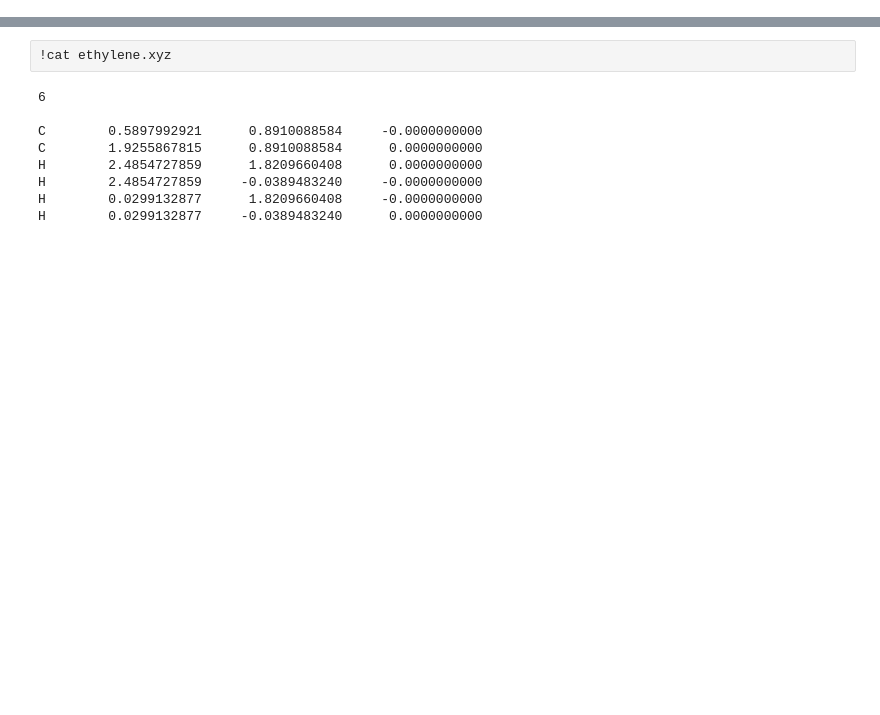
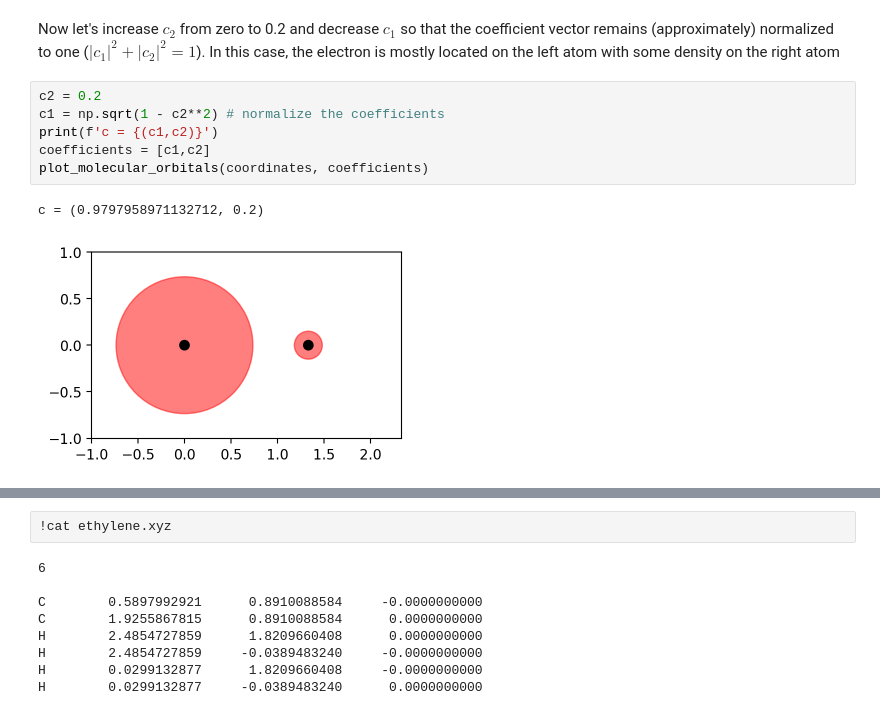
Before and after one commit to fevangelista/Quantum-Chemistry-Foundations, a Jupyter notebook: 02-Hückel Theory/02-Hückel Theory.ipynb, the cells around one changed output, grey strips where cells are left out. Saved outputs shown, nothing was run; the diff lists cells and outputs as text; blank space fills up the shorter version.

```diff
--- a/02-Hückel Theory/02-Hückel Theory.ipynb
+++ b/02-Hückel Theory/02-Hückel Theory.ipynb
@@ -34,0 +83,11 @@ In the case of Hückel theory, we express a molecular orbital ($\psi$) as a sum
+# %% [markdown]
+Now let's increase $c_2$ from zero to 0.2 and decrease $c_1$ so that the coefficient vector remains (approximately) normalized to one ($|c_1|^2 + |c_2|^2 = 1$). In this case, the electron is mostly located on the left atom with some density on the right atom
+# %%
+c2 = 0.2
+c1 = np.sqrt(1 - c2**2) # normalize the coefficients
+print(f'c = {(c1,c2)}')
+coefficients = [c1,c2]
+plot_molecular_orbitals(coordinates, coefficients)
+# %% [output]
+c = (0.9797958971132712, 0.2)
+[figure, added]
```
Also changed, not shown: parts of 67 cells of this notebook, 11 other files.
